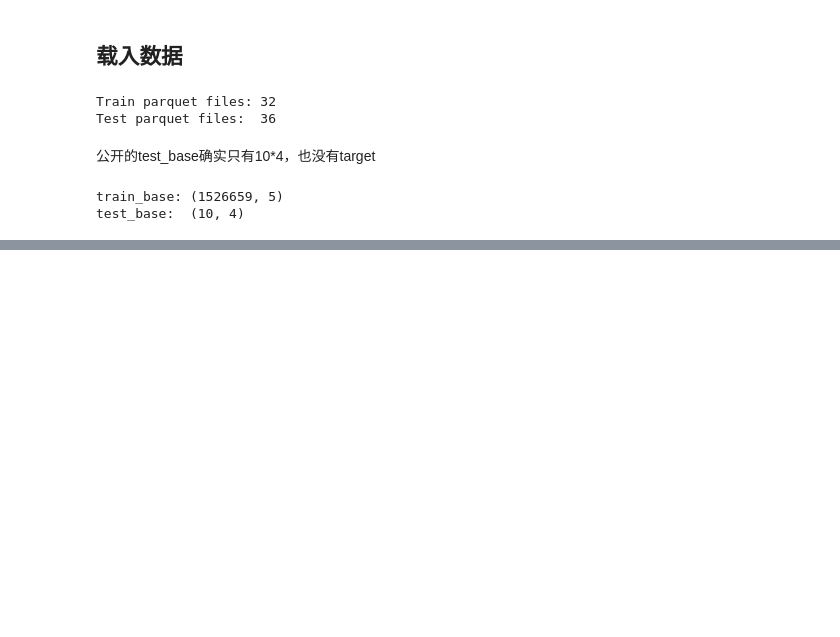
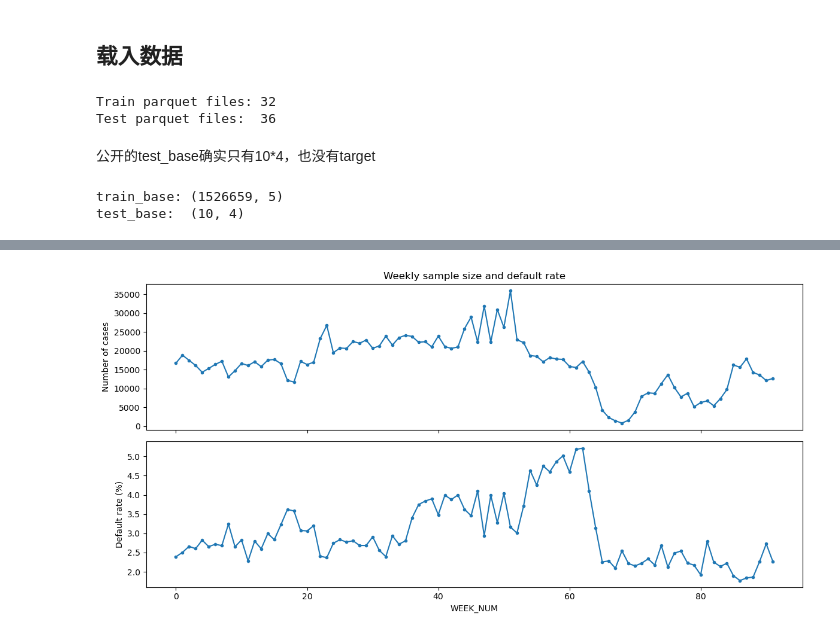
Before and after one commit to tpdnp123/Regional-Politics-and-Market-Evolution, a Jupyter notebook: HCRMS.ipynb, the cells around one changed output, grey strips where cells are left out. Saved outputs shown, nothing was run; the diff lists cells and outputs as text; code cells hidden in the pictures; blank space fills up the shorter version.

Commit message:
Add  week_num picture code

```diff
--- a/HCRMS.ipynb
+++ b/HCRMS.ipynb
@@ -51,0 +53,13 @@ shape: (1, 5)
+# %%
+# 6. 按周检查样本量和违约率
+weekly_summary = (
+    train_base
+    .group_by("WEEK_NUM")
+    .agg(
+        pl.len().alias("n_cases"),
+        pl.col("target").mean().alias("default_rate"),
+    )
+    .sort("WEEK_NUM")
+)
+print(f"Number of weeks: {weekly_summary.height}")
+weekly_summary.head(20)
@@ -51,0 +95,24 @@ shape: (1, 5)
+# %%
+# 6.2 可视化每周样本量和违约率
+fig, axes = plt.subplots(2, 1, figsize=(12, 6), sharex=True)
+axes[0].plot(
+    weekly_summary["WEEK_NUM"],
+    weekly_summary["n_cases"],
+    marker="o",
+    markersize=3,
+)
+axes[0].set_ylabel("Number of cases")
+axes[0].set_title("Weekly sample size and default rate")
+
+axes[1].plot(
+    weekly_summary["WEEK_NUM"],
+    weekly_summary["default_rate"] * 100,
+    marker="o",
+    markersize=3,
+)
+axes[1].set_xlabel("WEEK_NUM")
+axes[1].set_ylabel("Default rate (%)")
+plt.tight_layout()
+plt.show()
+# %% [output]
+[figure, added]
```
Also changed, not shown: parts of 4 cells of this notebook.
